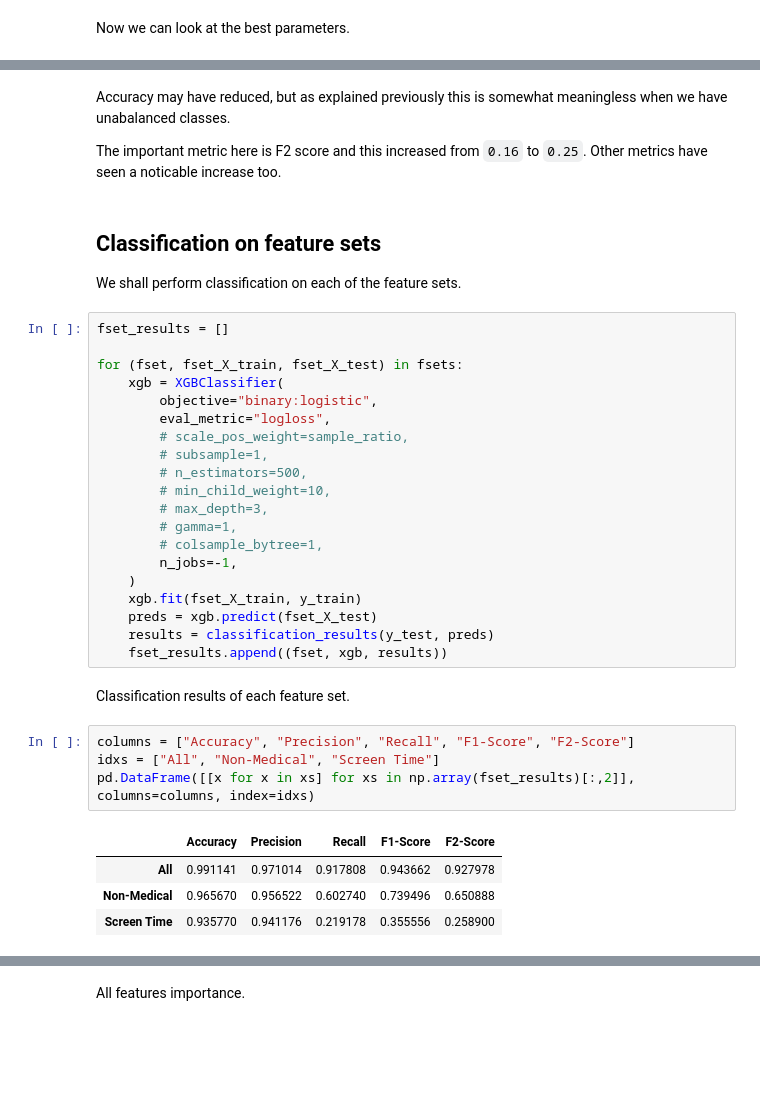
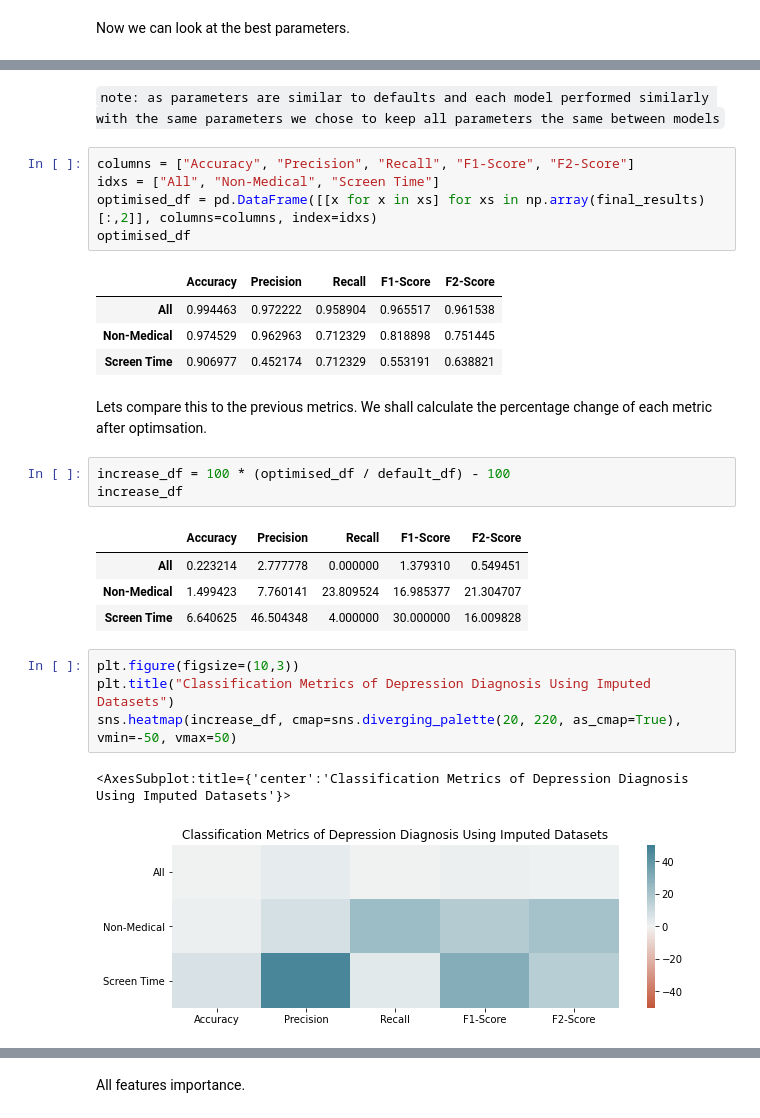
Before and after one commit to kaihulme/alspac-mhst, a Jupyter notebook: notebooks/classification_analysis.ipynb, the cells around one changed output, grey strips where cells are left out. Saved outputs shown, nothing was run; the diff lists cells and outputs as text; blank space fills up the shorter version.

```diff
--- a/notebooks/classification_analysis.ipynb
+++ b/notebooks/classification_analysis.ipynb
@@ -331,39 +320,29 @@ f2 = 0.16
-# %% [markdown]
-Accuracy may have reduced, but as explained previously this is somewhat meaningless when we have unabalanced classes.
-
-The important metric here is F2 score and this increased from `0.16` to `0.25`. Other metrics have seen a noticable increase too.
-# %% [markdown]
-## Classification on feature sets
-
-We shall perform classification on each of the feature sets.
-# %%
-fset_results = []
-
-for (fset, fset_X_train, fset_X_test) in fsets:
-    xgb = XGBClassifier(
-        objective="binary:logistic",
-        eval_metric="logloss",
-        # scale_pos_weight=sample_ratio,
-        # subsample=1,
-        # n_estimators=500,
-        # min_child_weight=10,
-        # max_depth=3,
-        # gamma=1,
-        # colsample_bytree=1,
-        n_jobs=-1,
-    )
-    xgb.fit(fset_X_train, y_train)
-    preds = xgb.predict(fset_X_test)
-    results = classification_results(y_test, preds)
-    fset_results.append((fset, xgb, results))
-# %% [markdown]
-Classification results of each feature set.
+# %% [markdown]
+`note: as parameters are similar to defaults and each model performed similarly with the same parameters we chose to keep all parameters the same between models`
 # %%
 columns = ["Accuracy", "Precision", "Recall", "F1-Score", "F2-Score"]
 idxs = ["All", "Non-Medical", "Screen Time"]
-pd.DataFrame([[x for x in xs] for xs in np.array(fset_results)[:,2]], columns=columns, index=idxs)
+optimised_df = pd.DataFrame([[x for x in xs] for xs in np.array(final_results)[:,2]], columns=columns, index=idxs)
+optimised_df
 # %% [output]
 |  | Accuracy | Precision | Recall | F1-Score | F2-Score |
-| All | 0.991141 | 0.971014 | 0.917808 | 0.943662 | 0.927978 |
-| Non-Medical | 0.965670 | 0.956522 | 0.602740 | 0.739496 | 0.650888 |
-| Screen Time | 0.935770 | 0.941176 | 0.219178 | 0.355556 | 0.258900 |
+| All | 0.994463 | 0.972222 | 0.958904 | 0.965517 | 0.961538 |
+| Non-Medical | 0.974529 | 0.962963 | 0.712329 | 0.818898 | 0.751445 |
+| Screen Time | 0.906977 | 0.452174 | 0.712329 | 0.553191 | 0.638821 |
+# %% [markdown]
+Lets compare this to the previous metrics. We shall calculate the percentage change of each metric after optimsation.
+# %%
+increase_df = 100 * (optimised_df / default_df) - 100
+increase_df
+# %% [output]
+|  | Accuracy | Precision | Recall | F1-Score | F2-Score |
+| All | 0.223214 | 2.777778 | 0.000000 | 1.379310 | 0.549451 |
+| Non-Medical | 1.499423 | 7.760141 | 23.809524 | 16.985377 | 21.304707 |
+| Screen Time | 6.640625 | 46.504348 | 4.000000 | 30.000000 | 16.009828 |
+# %%
+plt.figure(figsize=(10,3))
+plt.title("Classification Metrics of Depression Diagnosis Using Imputed Datasets")
+sns.heatmap(increase_df, cmap=sns.diverging_palette(20, 220, as_cmap=True), vmin=-50, vmax=50)
+# %% [output]
+<AxesSubplot:title={'center':'Classification Metrics of Depression Diagnosis Using Imputed Datasets'}>
+[figure, added]
```
Also changed, not shown: parts of 41 cells of this notebook, 1 other file.
